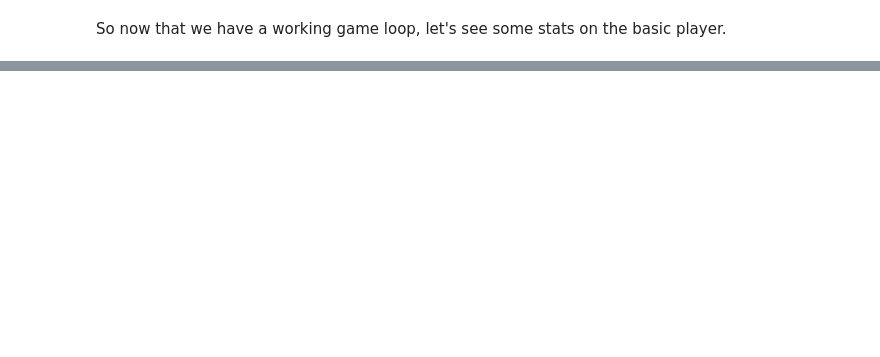
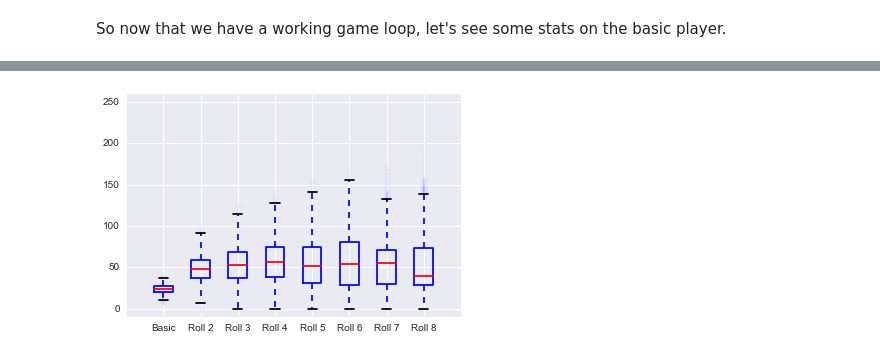
Before and after one commit to gordonfierce/some-pig, a Jupyter notebook: Pig Analysis.ipynb, the cells around one changed output, grey strips where cells are left out. Drawn from its saved outputs; the diff is of its cells as text; code cells hidden in the pictures; blank space fills up the shorter version.

```diff
--- a/Pig Analysis.ipynb
+++ b/Pig Analysis.ipynb
@@ -85,0 +146,25 @@ plt.show()
+# %%
+roll_five_player = HitNTimesPlayer(4)
+roll_five_game = Game(roll_five_player)
+roll_five_results = run_n_trials(roll_five_game)
+# %%
+roll_six_player = HitNTimesPlayer(5)
+roll_six_game = Game(roll_six_player)
+roll_six_results = run_n_trials(roll_six_game)
+# %%
+roll_seven_player = HitNTimesPlayer(6)
+roll_seven_game = Game(roll_seven_player)
+roll_seven_results = run_n_trials(roll_seven_game)
+# %%
+roll_eight_player = HitNTimesPlayer(7)
+roll_eight_game = Game(roll_eight_player)
+roll_eight_results = run_n_trials(roll_eight_game)
+# %%
+result_list=[basic_player_game_results, hit_once_results, roll_thrice_results, roll_four_results, roll_five_results, roll_six_results, roll_seven_results, roll_eight_results]
+plt.boxplot(result_list)
+ymin, ymax = plt.ylim()
+plt.ylim(ymin - 10, ymax + 10)
+plt.xticks(range(10), ["", "Basic", "Roll 2", "Roll 3", "Roll 4", "Roll 5", "Roll 6", "Roll 7", "Roll 8", ""])
+plt.show()
+# %% [output]
+[figure, added]
```
Also changed, not shown: parts of 22 cells of this notebook.
